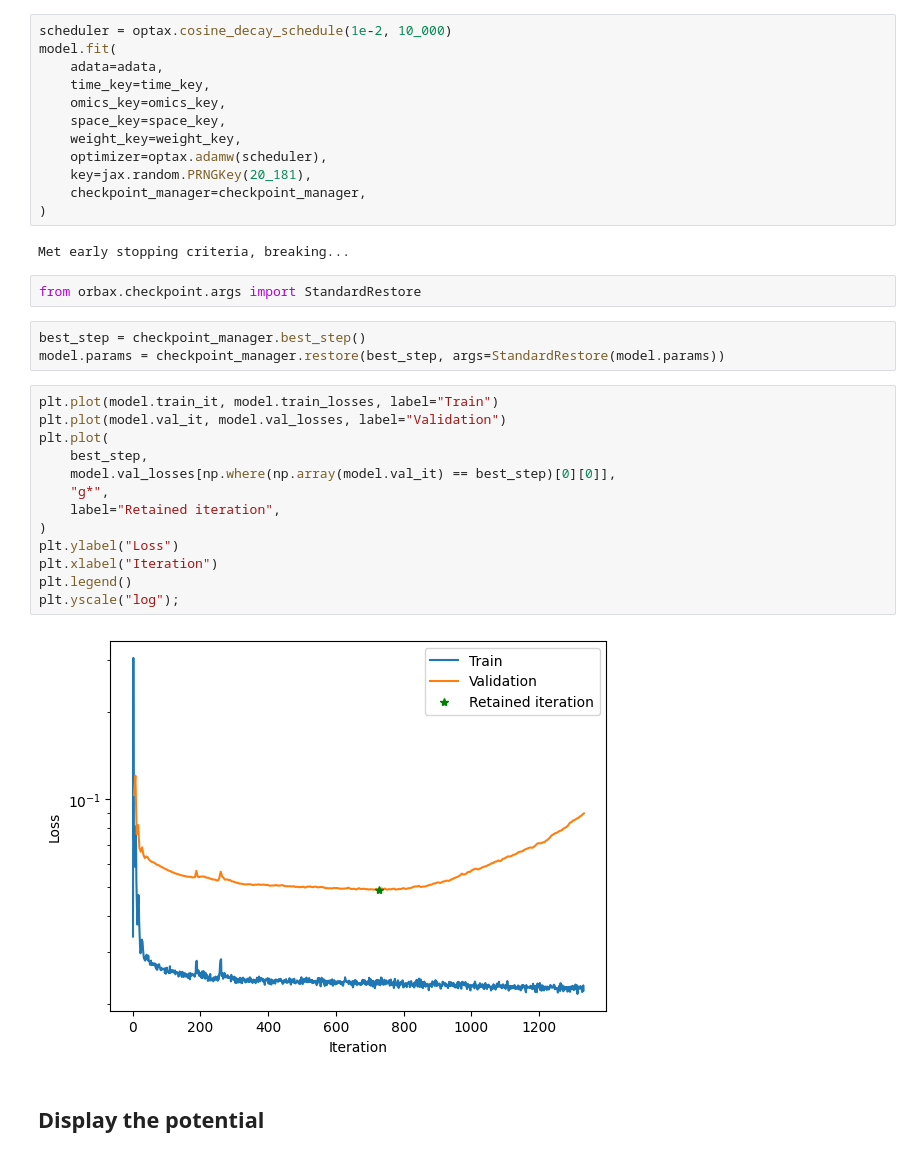
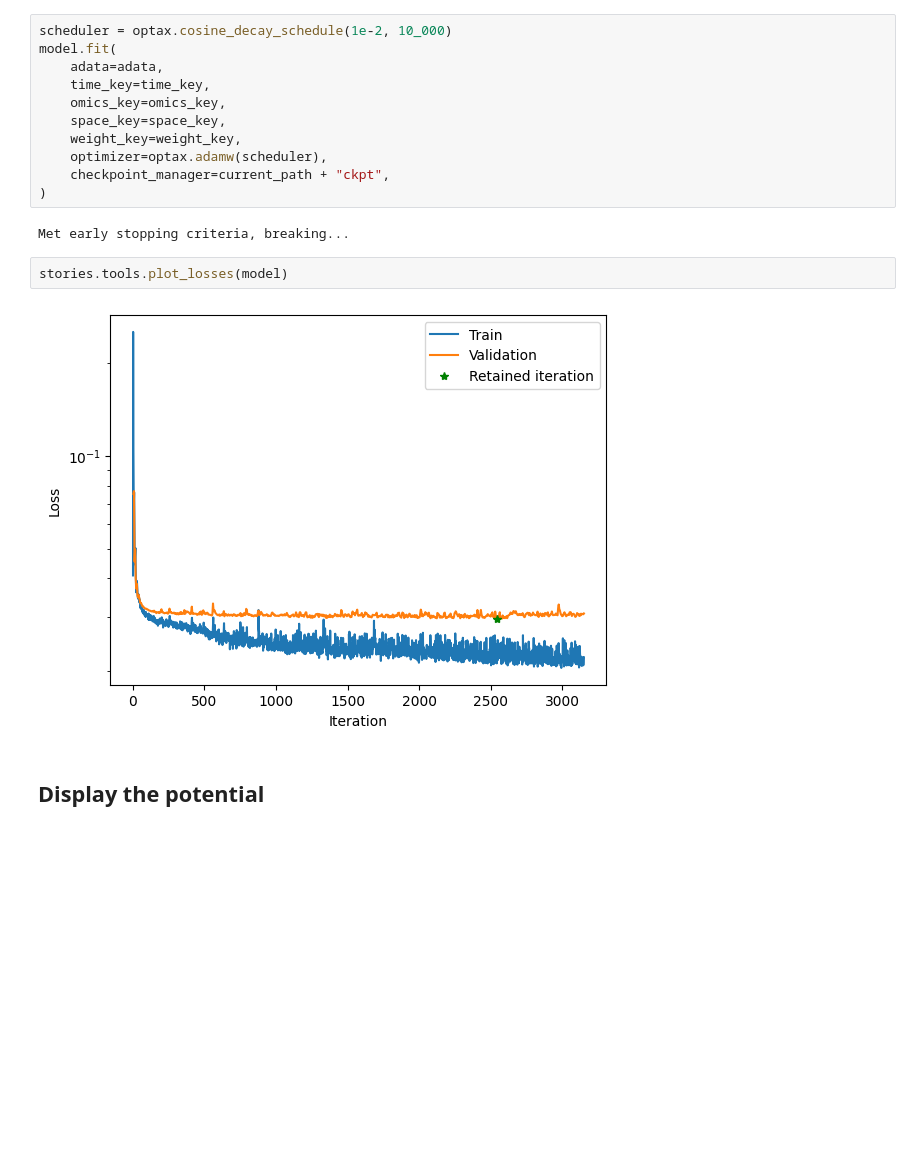
Before and after one commit to cantinilab/stories, a Jupyter notebook: docs/vignettes/demo_midbrain.ipynb, the cells around one changed output. Drawn from its saved outputs; the diff is of its cells as text; blank space fills up the shorter version.

```diff
--- a/docs/vignettes/demo_midbrain.ipynb
+++ b/docs/vignettes/demo_midbrain.ipynb
@@ -98,31 +83,14 @@ model.fit(
     space_key=space_key,
     weight_key=weight_key,
     optimizer=optax.adamw(scheduler),
-    key=jax.random.PRNGKey(20_181),
-    checkpoint_manager=checkpoint_manager,
+    checkpoint_manager=current_path + "ckpt",
 )
 # %% [output]
 Met early stopping criteria, breaking...
-# %%
-from orbax.checkpoint.args import StandardRestore
-# %%
-best_step = checkpoint_manager.best_step()
-model.params = checkpoint_manager.restore(best_step, args=StandardRestore(model.params))
-# %%
-plt.plot(model.train_it, model.train_losses, label="Train")
-plt.plot(model.val_it, model.val_losses, label="Validation")
-plt.plot(
-    best_step,
-    model.val_losses[np.where(np.array(model.val_it) == best_step)[0][0]],
-    "g*",
-    label="Retained iteration",
-)
-plt.ylabel("Loss")
-plt.xlabel("Iteration")
-plt.legend()
-plt.yscale("log");
-# %% [output]
-[figure, removed]
+# %%
+stories.tools.plot_losses(model)
+# %% [output]
+[figure, added]
 # %% [markdown]
 ## Display the potential
 # %%
```
Also changed, not shown: parts of 12 cells of this notebook.
